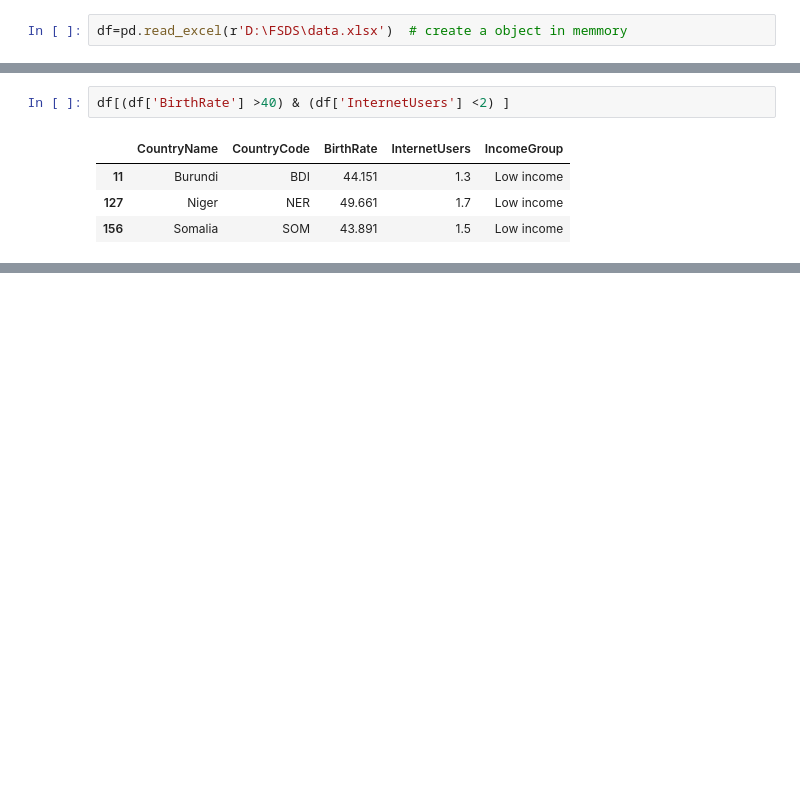
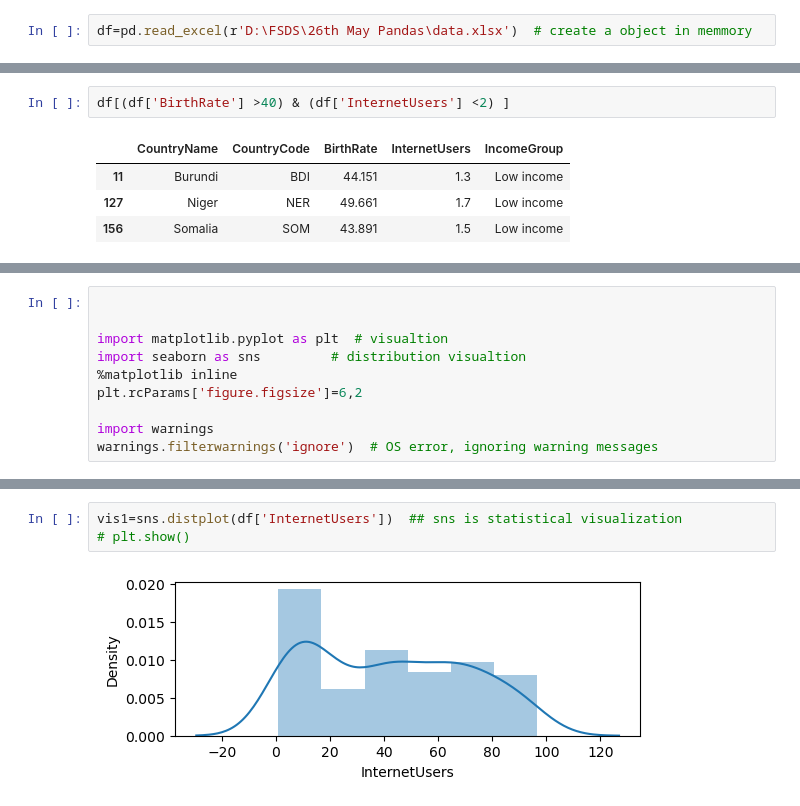
Before and after one commit to shivendrabokade-source/fsds-advanced-genai-advanced-agentic-ai, a Jupyter notebook: Country economy analysis.ipynb, the cells around one changed output, grey strips where cells are left out. Saved outputs shown, nothing was run; the diff lists cells and outputs as text; blank space fills up the shorter version.

```diff
--- a/Country economy analysis.ipynb
+++ b/Country economy analysis.ipynb
@@ -1,7 +1,7 @@
 # %%
 import pandas as pd
 # %%
-df=pd.read_excel(r'D:\FSDS\data.xlsx')  # create a object in memmory
+df=pd.read_excel(r'D:\FSDS\26th May Pandas\data.xlsx')  # create a object in memmory
 # %%
 df
 # %% [output]
@@ -518,0 +580,10 @@ df[(df['BirthRate'] >40) & (df['InternetUsers'] <2) ]
+# %%
+
+
+import matplotlib.pyplot as plt  # visualtion
+import seaborn as sns         # distribution visualtion
+%matplotlib inline
+plt.rcParams['figure.figsize']=6,2
+
+import warnings
+warnings.filterwarnings('ignore')  # OS error, ignoring warning messages
@@ -518,0 +605,5 @@ df[(df['BirthRate'] >40) & (df['InternetUsers'] <2) ]
+# %%
+vis1=sns.distplot(df['InternetUsers'])  ## sns is statistical visualization
+# plt.show()
+# %% [output]
+[figure, added]
```
Also changed, not shown: parts of 19 cells of this notebook, 2 other files.
